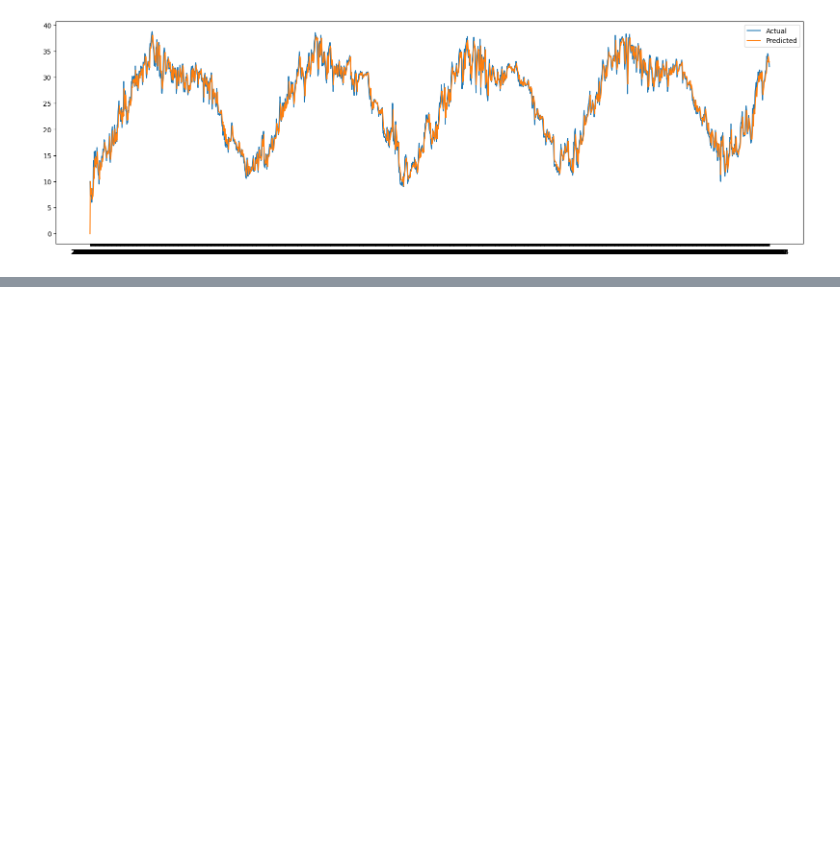
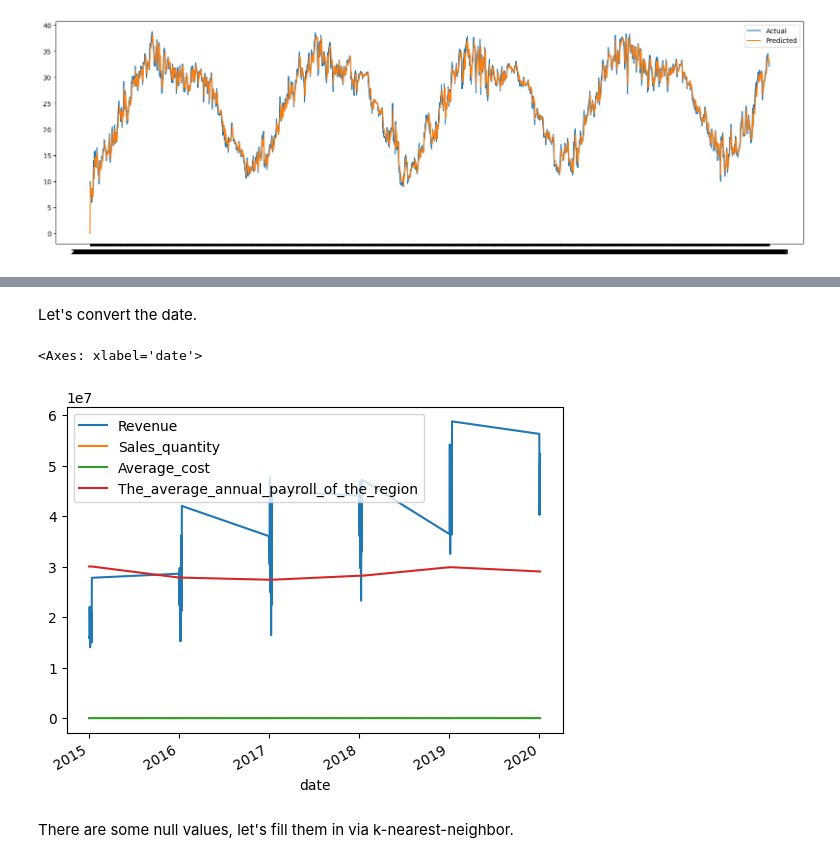
Before and after one commit to zackives/upenn-cis-2450, a Jupyter notebook: 19_Module_4_Part_I_Time_Varying.ipynb, the cells around one changed output, grey strips where cells are left out. Saved outputs shown, nothing was run; the diff lists cells and outputs as text; code cells hidden in the pictures; blank space fills up the shorter version.

```diff
--- a/19_Module_4_Part_I_Time_Varying.ipynb
+++ b/19_Module_4_Part_I_Time_Varying.ipynb
@@ -563,0 +581,6 @@ plt.show()
+# %%
+payroll_sales_df = pd.read_csv('Month_Value_1.csv')
+
+display(payroll_sales_df)
+
+payroll_sales_df.describe()
@@ -563,0 +610,14 @@ plt.show()
+# %% [markdown]
+Let's convert the date.
+# %%
+payroll_sales_df['date'] = payroll_sales_df['Period'].apply(\
+                                  lambda x: datetime.strptime(x, '%m.%d.%Y'))
+payroll_sales_df = payroll_sales_df.set_index('date')
+payroll_sales_df.drop(columns=['Period'], inplace=True)
+
+payroll_sales_df.plot()
+# %% [output]
+<Axes: xlabel='date'>
+[figure, added]
+# %% [markdown]
+There are some null values, let's fill them in via k-nearest-neighbor.
```
Also changed, not shown: parts of 13 cells of this notebook.
